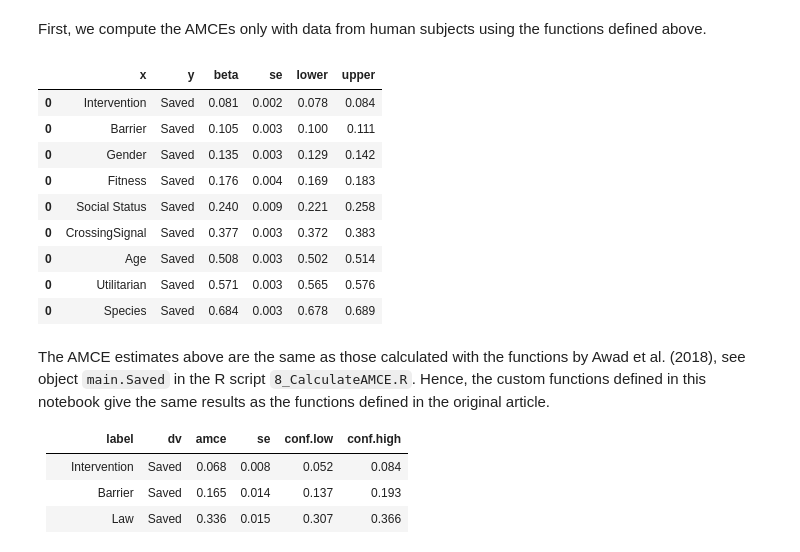
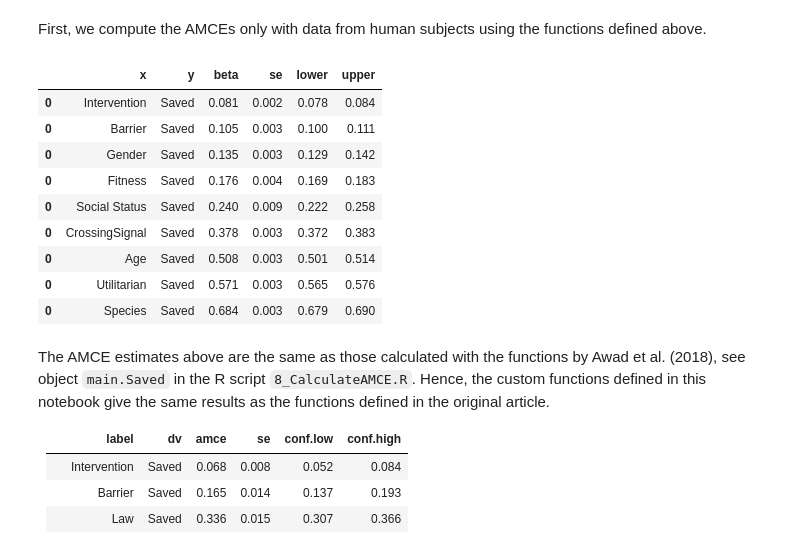
Before and after one commit to davidbroska/MixedSubjects, a Jupyter notebook: Code/7_AnalysisPPI.ipynb, the cells around one changed output. Cells and saved outputs as stored; diff of their text form; code cells hidden in the pictures.

```diff
--- a/Code/7_AnalysisPPI.ipynb
+++ b/Code/7_AnalysisPPI.ipynb
@@ -8,13 +24,5 @@ In this section, we load necessary libraries and define custom functions.
 # %%
-import pandas as pd
-import numpy as np
-import random
-import statsmodels.api as sm
-import sys
-from scipy import stats
-from ppi_py import ppi_ols_ci, classical_ols_ci, ppi_ols_pointestimate
-
-df = pd.read_csv("../Data/5_SurveySampleLLM.csv.gz")
+df = pd.read_csv("../Data/4_gpt4turbo_wp_20241118.csv.gz")
 
 Covs = ['PedPed', 'Barrier', 'CrossingSignal', 'NumberOfCharacters',
         'DiffNumberOFCharacters', 'LeftHand', 'Man', 'Woman', 'Pregnant',
@@ -383,28 +62,28 @@ def compute_amce(data, x, y, alpha=0.05):
 First, we compute the AMCEs only with data from human subjects using the functions defined above.
 # %%
 amce_human_subjects = pd.concat([
-    compute_amce(df, x="Intervention", y="Saved"),
-    compute_amce(df, x="Barrier", y="Saved"),
-    compute_amce(df, x="Gender", y="Saved"),
-    compute_amce(df, x="Fitness", y="Saved"),
-    compute_amce(df, x="Social Status", y="Saved"),
-    compute_amce(df, x="CrossingSignal",y="Saved"),
-    compute_amce(df, x="Age", y="Saved"),
-    compute_amce(df, x="Utilitarian", y="Saved"),
-    compute_amce(df, x="Species", y="Saved")
+    pf.compute_amce(df, x="Intervention", y="Saved"),
+    pf.compute_amce(df, x="Barrier", y="Saved"),
+    pf.compute_amce(df, x="Gender", y="Saved"),
+    pf.compute_amce(df, x="Fitness", y="Saved"),
+    pf.compute_amce(df, x="Social Status", y="Saved"),
+    pf.compute_amce(df, x="CrossingSignal",y="Saved"),
+    pf.compute_amce(df, x="Age", y="Saved"),
+    pf.compute_amce(df, x="Utilitarian", y="Saved"),
+    pf.compute_amce(df, x="Species", y="Saved")
 ])
 amce_human_subjects.round(3)
 # %% [output]
 |  | x | y | beta | se | lower | upper |
 | 0 | Intervention | Saved | 0.081 | 0.002 | 0.078 | 0.084 |
 | 0 | Barrier | Saved | 0.105 | 0.003 | 0.100 | 0.111 |
 | 0 | Gender | Saved | 0.135 | 0.003 | 0.129 | 0.142 |
 | 0 | Fitness | Saved | 0.176 | 0.004 | 0.169 | 0.183 |
-| 0 | Social Status | Saved | 0.240 | 0.009 | 0.221 | 0.258 |
-| 0 | CrossingSignal | Saved | 0.377 | 0.003 | 0.372 | 0.383 |
-| 0 | Age | Saved | 0.508 | 0.003 | 0.502 | 0.514 |
+| 0 | Social Status | Saved | 0.240 | 0.009 | 0.222 | 0.258 |
+| 0 | CrossingSignal | Saved | 0.378 | 0.003 | 0.372 | 0.383 |
+| 0 | Age | Saved | 0.508 | 0.003 | 0.501 | 0.514 |
 | 0 | Utilitarian | Saved | 0.571 | 0.003 | 0.565 | 0.576 |
-| 0 | Species | Saved | 0.684 | 0.003 | 0.678 | 0.689 |
+| 0 | Species | Saved | 0.684 | 0.003 | 0.679 | 0.690 |
 # %% [markdown]
 The AMCE estimates above are the same as those calculated with the functions by Awad et al. (2018), see object `main.Saved` in the R script `8_CalculateAMCE.R`. Hence, the custom functions defined in this notebook give the same results as the functions defined in the original article.
 
```
Also changed, not shown: parts of 12 cells of this notebook, 21 other files.
